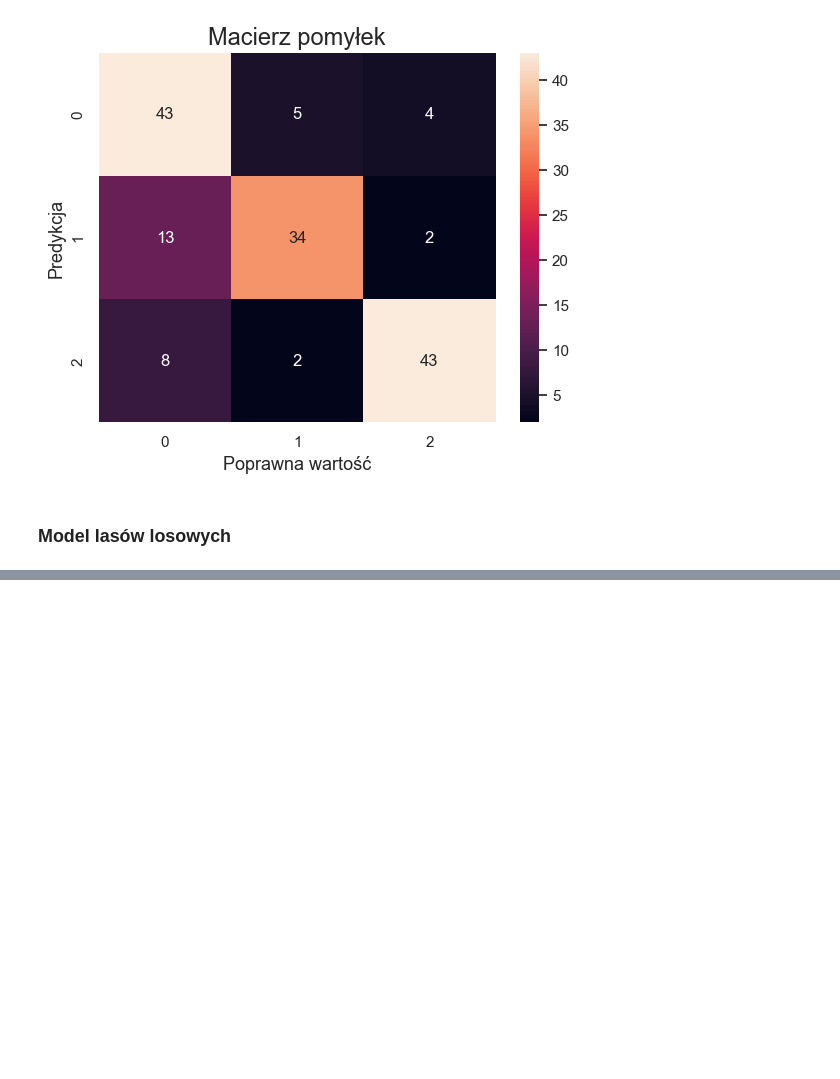
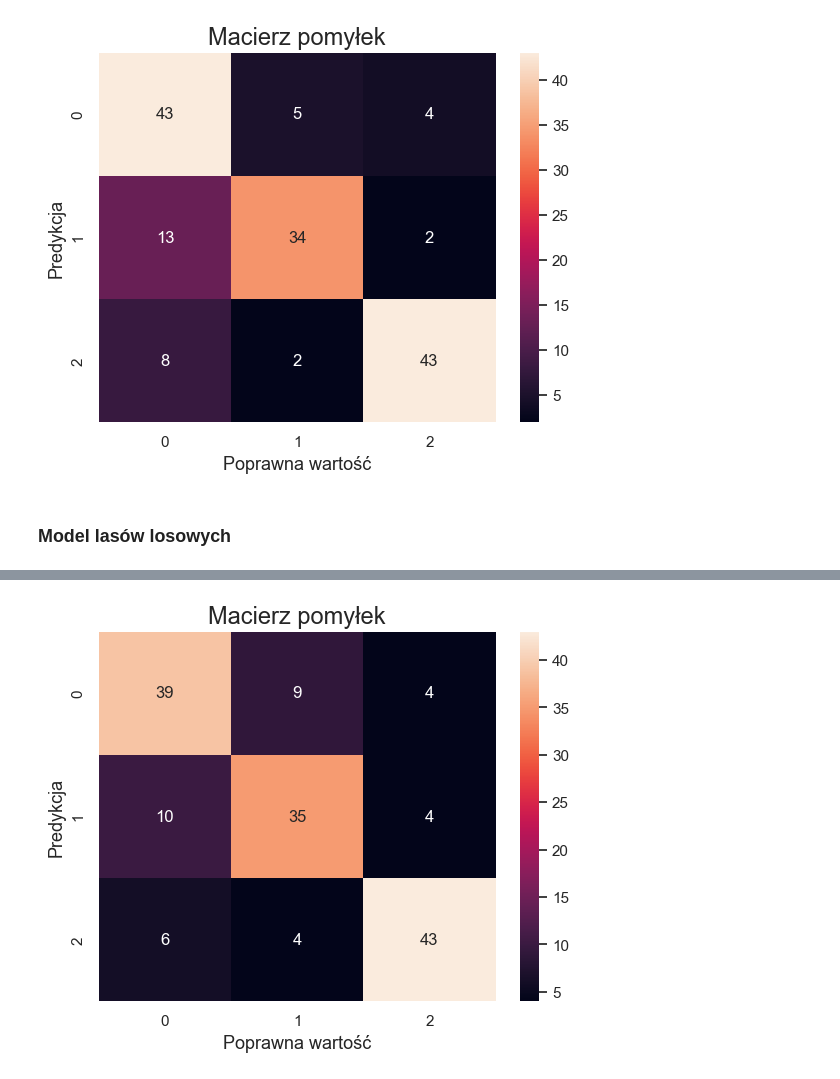
Before and after one commit to PeWeX47/NLP-Klasyfikator-Umeblowania, a Jupyter notebook: model_training.ipynb, the cells around one changed output, grey strips where cells are left out. Cells and saved outputs as stored; diff of their text form; code cells hidden in the pictures; blank space fills up the shorter version.

```diff
--- a/model_training.ipynb
+++ b/model_training.ipynb
@@ -201,0 +306,14 @@ plt.show()
+# %%
+conf_matrix = confusion_matrix(y_test, y_pred, labels=[0, 1, 2])
+sns.heatmap(conf_matrix,
+            annot=True,
+            fmt='g',
+            xticklabels=[0, 1, 2],
+            yticklabels=[0, 1, 2]
+    )
+plt.ylabel('Predykcja', fontsize=13)
+plt.xlabel('Poprawna wartość', fontsize=13)
+plt.title('Macierz pomyłek', fontsize=17)
+plt.show()
+# %% [output]
+[figure, added]
```
Also changed, not shown: parts of 21 cells of this notebook.
